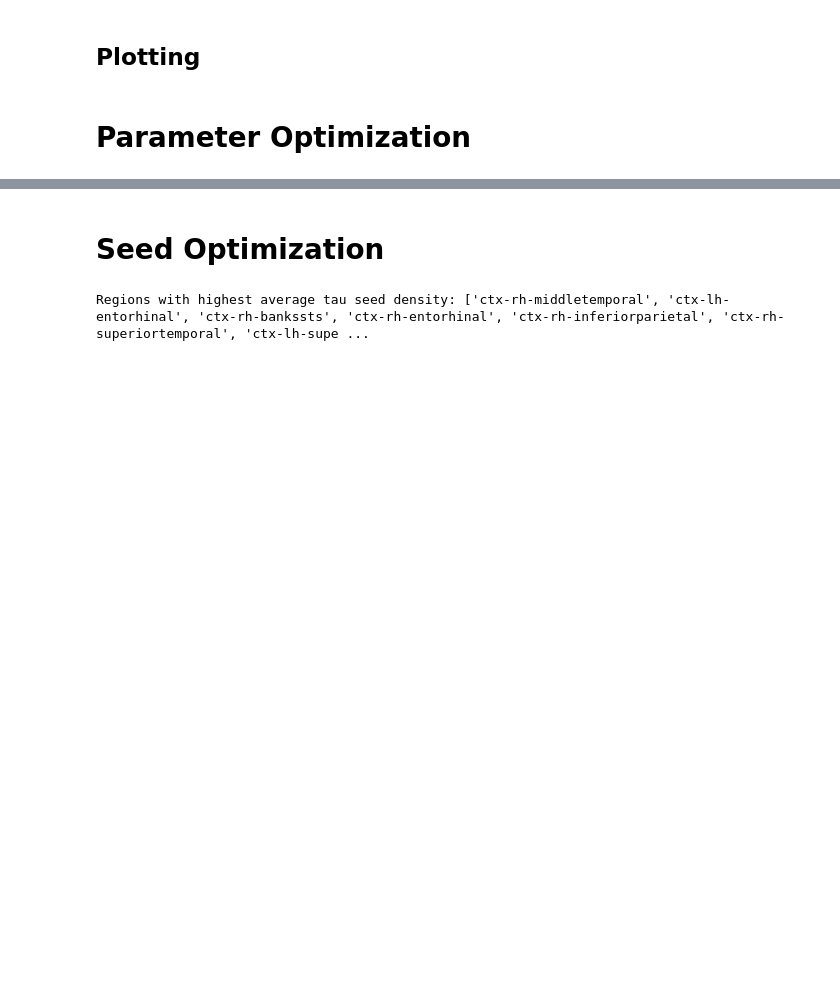
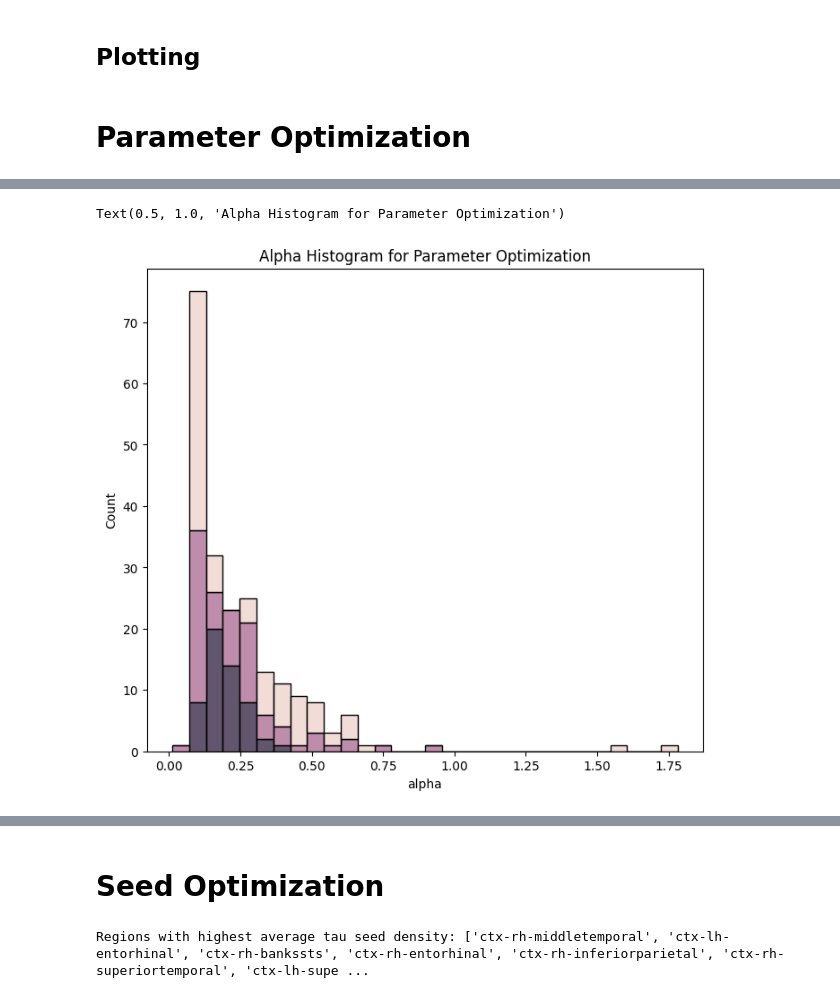
Before and after one commit to LaasyaMunjeti/EBM-Nexis, a Jupyter notebook: Model comparison.ipynb, the cells around one changed output, grey strips where cells are left out. Saved outputs shown, nothing was run; the diff lists cells and outputs as text; code cells hidden in the pictures; blank space fills up the shorter version.

```diff
--- a/Model comparison.ipynb
+++ b/Model comparison.ipynb
@@ -76,0 +94,10 @@ print(means_param)
+# %%
+# Alpha histogram
+plt.figure(figsize=(8, 7))
+ax = sns.histplot(data=parameters_nonzero, bins = 30, x='alpha', color = 'red', hue='Diagnosis', multiple='stack',legend=False)
+plt.title('Alpha Histogram for Parameter Optimization')
+#plt.xlim(0, 3)
+#plt.ylim(0, 450)
+# %% [output]
+Text(0.5, 1.0, 'Alpha Histogram for Parameter Optimization')
+[figure, added]
```
Also changed, not shown: parts of 14 cells of this notebook, 3 other files.
